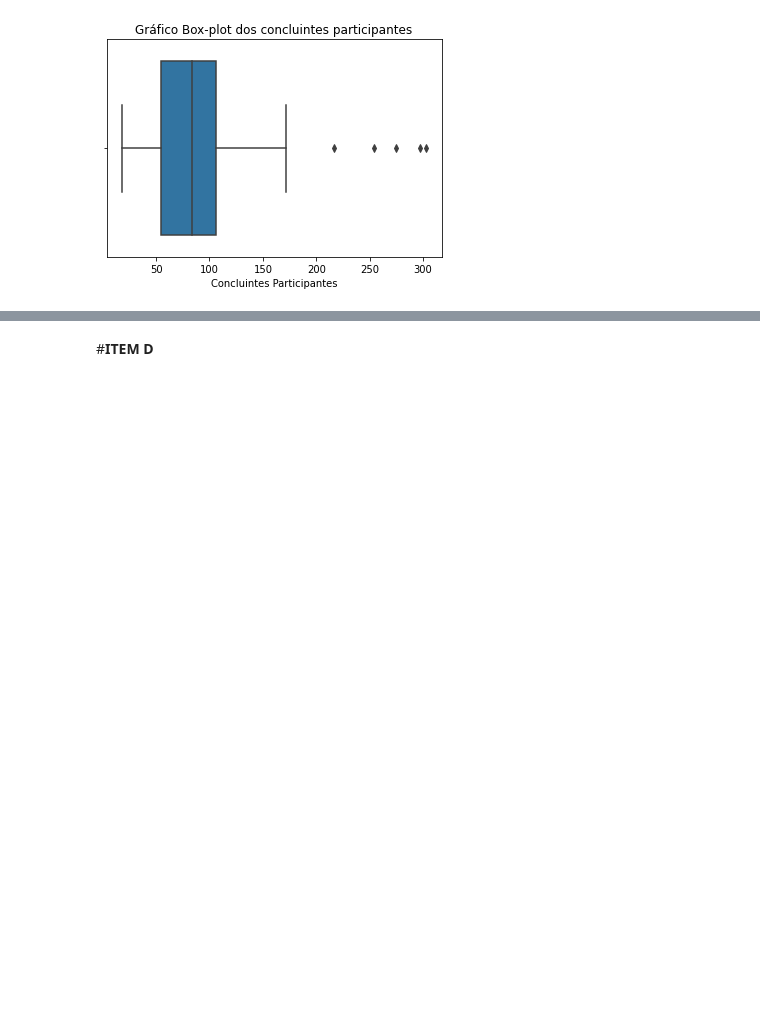
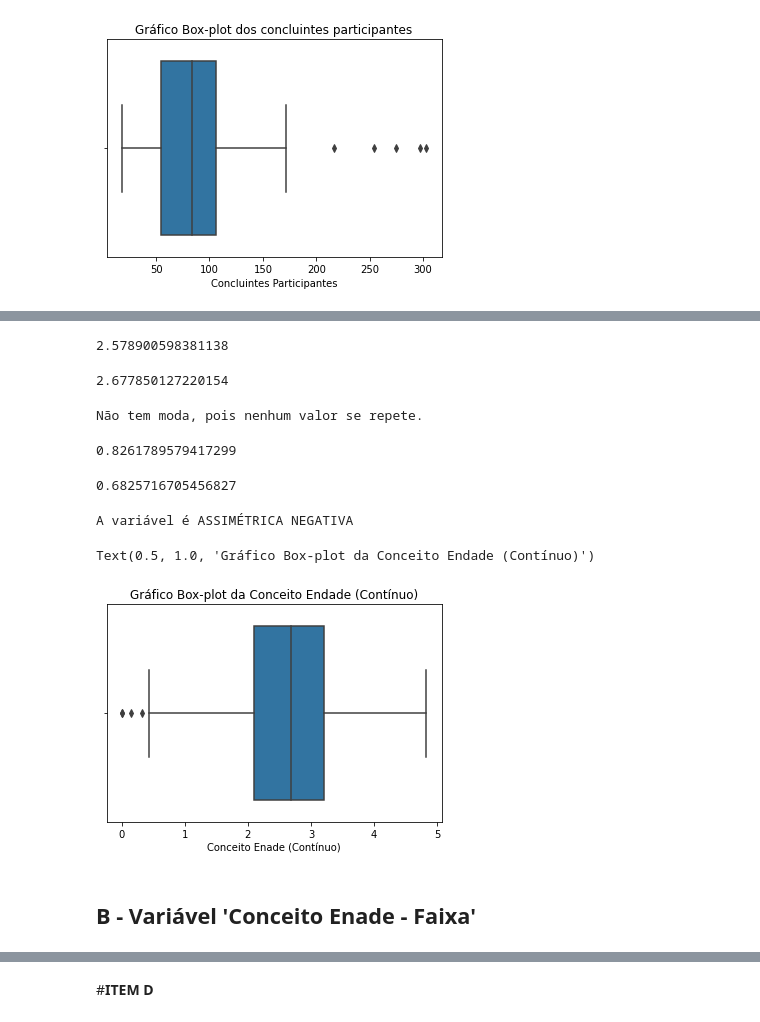
Before and after one commit to franklinperseuDS/TrabalhoModulo03, a Jupyter notebook: trabalhoEstatistica.ipynb, the cells around one changed output, grey strips where cells are left out. Cells and saved outputs as stored; diff of their text form; code cells hidden in the pictures; blank space fills up the shorter version.

```diff
--- a/trabalhoEstatistica.ipynb
+++ b/trabalhoEstatistica.ipynb
@@ -364,0 +535,4 @@ Text(0.5, 1.0, 'Gráfico Box-plot dos concluintes participantes')
+# %%
+# Criar lista
+conceito_cont_array = np.array(conceito_cont, dtype = float)
+print (conceito_cont_array)
@@ -364,0 +557,42 @@ Text(0.5, 1.0, 'Gráfico Box-plot dos concluintes participantes')
+# %%
+# Média
+cc_media = st.mean(conceito_cont_array)
+cc_media
+# %% [output]
+2.578900598381138
+# %%
+# Mediana
+cc_mediana = st.median(conceito_cont_array)
+cc_mediana
+# %% [output]
+2.677850127220154
+# %%
+# Moda
+#cc_moda = st.mode(conceito_cont_array) # st.multimode(conceito_cont_array)
+#cc_moda
+print('Não tem moda, pois nenhum valor se repete.')
+# %% [output]
+Não tem moda, pois nenhum valor se repete.
+# %%
+# Desvio-padrão
+cc_desvio_padrao = np.std(conceito_cont_array)
+cc_desvio_padrao
+# %% [output]
+0.8261789579417299
+# %%
+# Coeficiente de variação
+cc_coef_variacao = np.var(conceito_cont_array)
+cc_coef_variacao
+# %% [output]
+0.6825716705456827
+# %%
+# Simetria
+print("A variável é", calc_simetria(cc_media, cc_mediana))
+print()
+se.boxplot(x = conceito_cont).set_title('Gráfico Box-plot da Conceito Endade (Contínuo)')
+# %% [output]
+A variável é ASSIMÉTRICA NEGATIVA
+Text(0.5, 1.0, 'Gráfico Box-plot da Conceito Endade (Contínuo)')
+[figure, added]
+# %% [markdown]
+## **B - Variável 'Conceito Enade - Faixa'**
```
Also changed, not shown: parts of 42 cells of this notebook.
